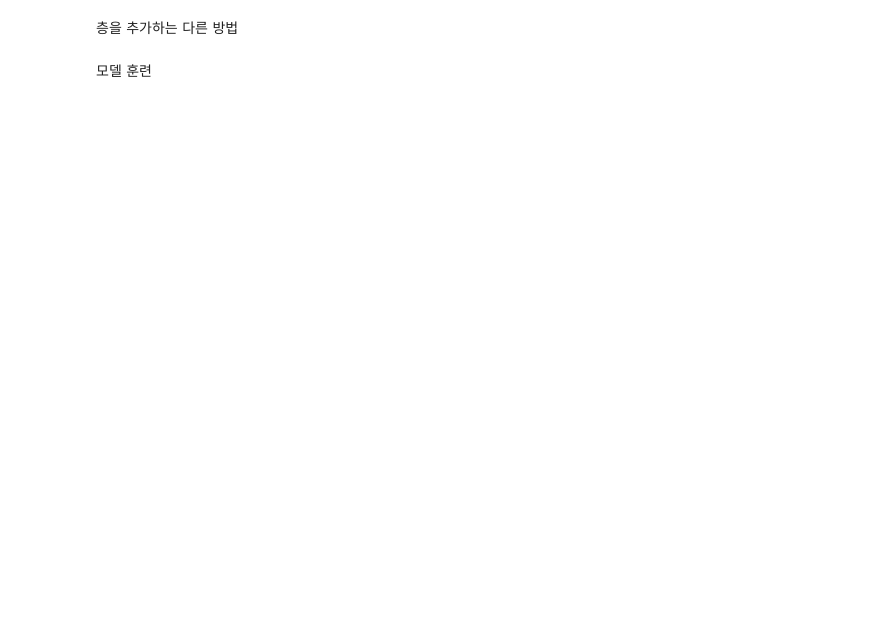
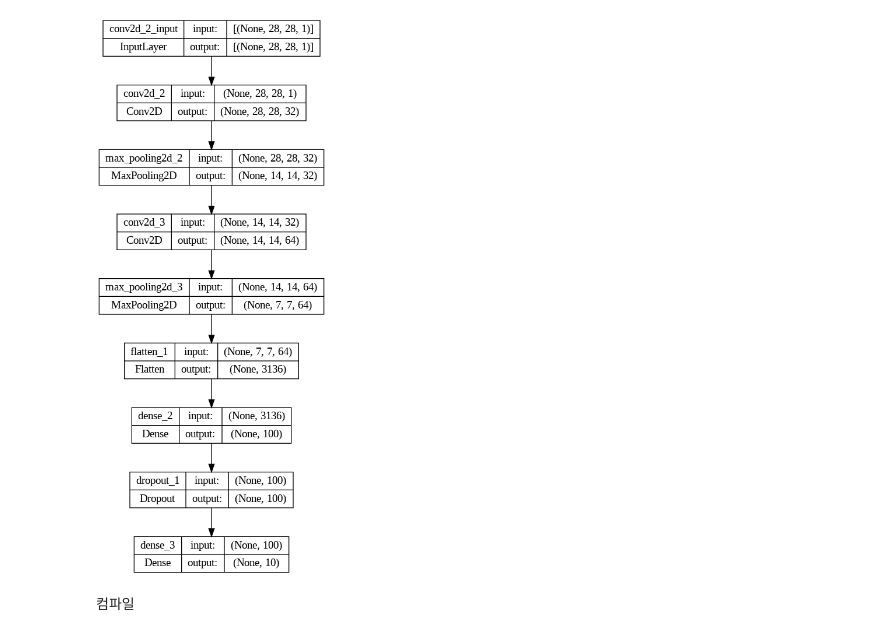
Before and after one commit to rladmswl1116/-, a Jupyter notebook: 혼공_7-2.ipynb, the cells around one changed output. Saved outputs shown, nothing was run; the diff lists cells and outputs as text; code cells hidden in the pictures; blank space fills up the shorter version.

```diff
--- a/혼공_7-2.ipynb
+++ b/혼공_7-2.ipynb
@@ -26,5 +21,5 @@ train_scaled, val_scaled, train_target, val_target = train_test_split(train_scal
 # %%
-dense1 = keras.layers.Dense(100, activation='sigmoid', input_shape=(784,))
-dense2 = keras.layers.Dense(10, activation='softmax')
+model.add(keras.layers.Flatten())
+model.add(keras.layers.Dense(100, activation='relu'))
+model.add(keras.layers.Dropout(0.4))
+model.add(keras.layers.Dense(10, activation='softmax'))
-# %%
-model = keras.Sequential([dense1, dense2])
@@ -47,16 +46,9 @@ Trainable params: 79510 (310.59 KB)
 Non-trainable params: 0 (0.00 Byte)
 _________________________________________________________________
-# %% [markdown]
-층을 추가하는 다른 방법
-# %%
-model = keras.Sequential([
-    keras.layers.Dense(100, activation='sigmoid', input_shape=(784,), name='hidden'),
-    keras.layers.Dense(10, activation='softmax', name='output')
-], name='패션 MNIST 모델')
-# %%
-model=keras.Sequential()
-model.add(keras.layers.Dense(100, activation='sigmoid', input_shape=(784,)))
-model.add(keras.layers.Dense(10, activation='softmax'))
-# %% [markdown]
-모델 훈련
+# %%
+keras.utils.plot_model(model, show_shapes = True)
+# %% [output]
+[figure, added]
+# %% [markdown]
+컴파일
 # %%
```
Also changed, not shown: parts of 42 cells of this notebook.
